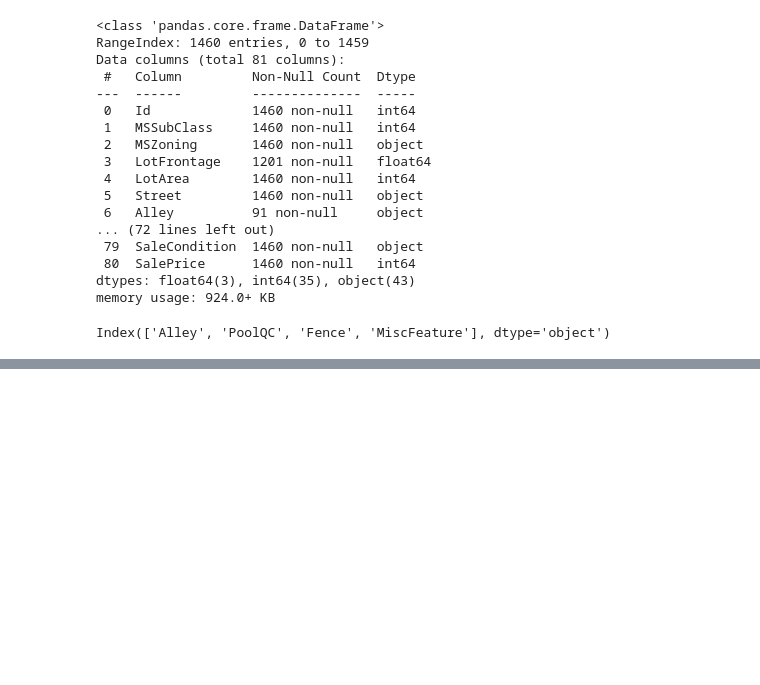
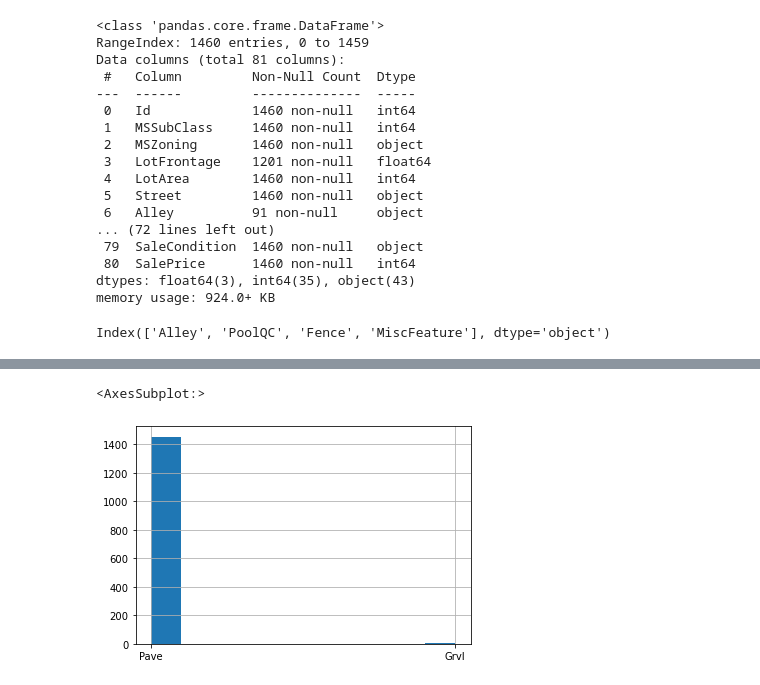
Before and after one commit to tosif91/machine_learning, a Jupyter notebook: basics/EDA_housing.ipynb, the cells around one changed output, grey strips where cells are left out. Cells and saved outputs as stored; diff of their text form; code cells hidden in the pictures; blank space fills up the shorter version.

```diff
--- a/basics/EDA_housing.ipynb
+++ b/basics/EDA_housing.ipynb
@@ -85,0 +98,6 @@ df.describe()
+# %%
+# df.groupby(['LotShape'])
+df.Street.hist()
+# %% [output]
+<AxesSubplot:>
+[figure, added]
```
Also changed, not shown: parts of 11 cells of this notebook.
